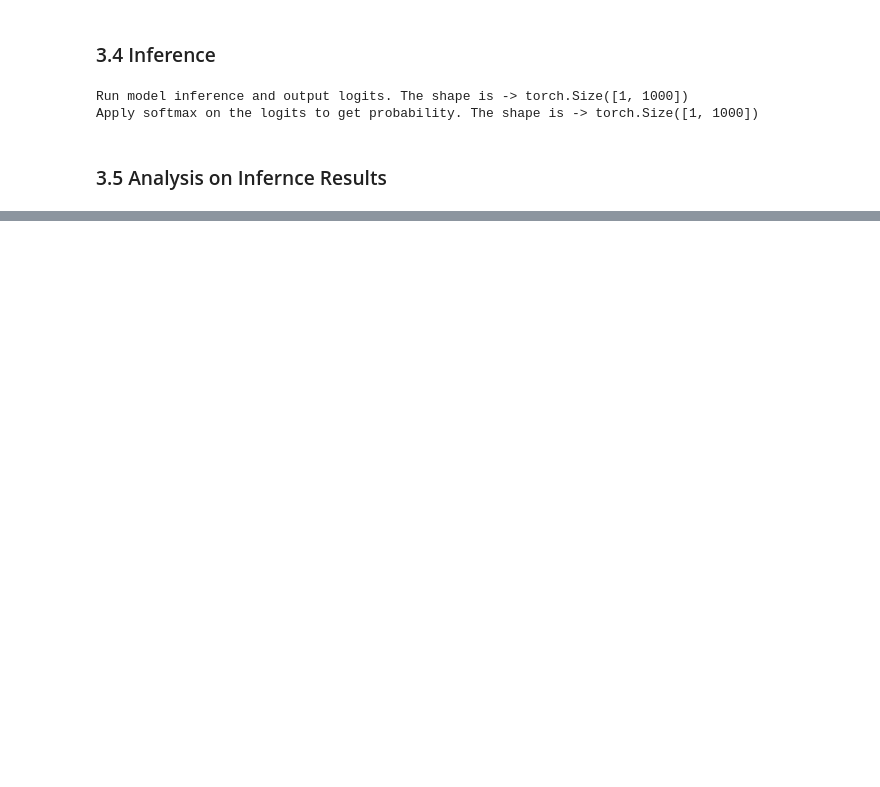
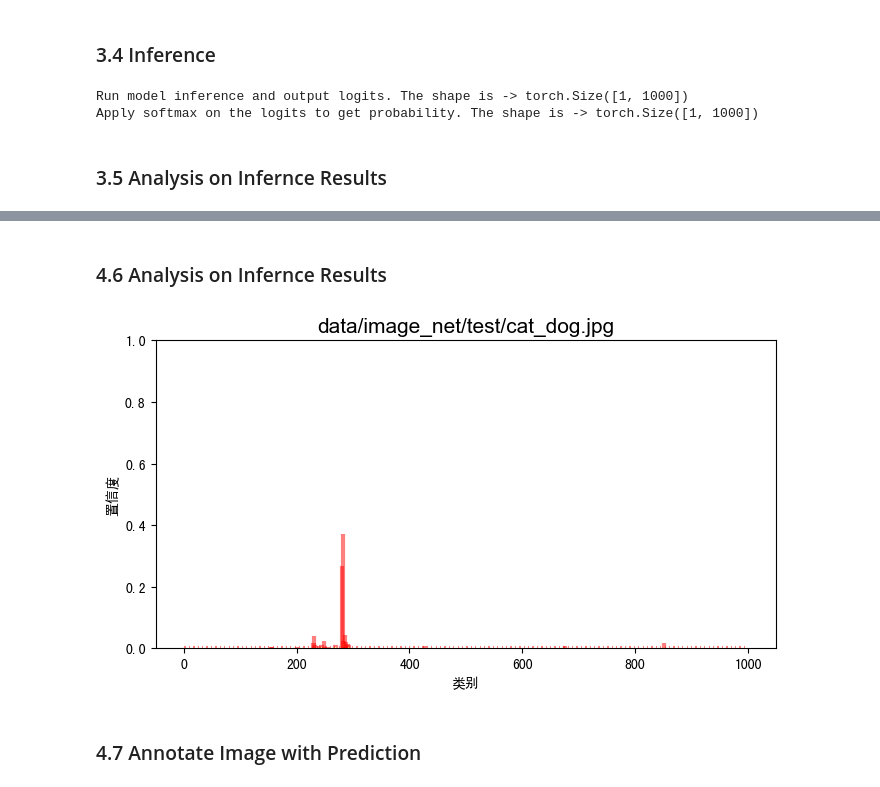
Before and after one commit to joyenjoye/datawhale_team_learning, a Jupyter notebook: projects/202301_image_classification/notebooks/02_inference_with_pretrained_models.ipynb, the cells around one changed output, grey strips where cells are left out. Saved outputs shown, nothing was run; the diff lists cells and outputs as text; code cells hidden in the pictures; blank space fills up the shorter version.

```diff
--- a/projects/202301_image_classification/notebooks/02_inference_with_pretrained_models.ipynb
+++ b/projects/202301_image_classification/notebooks/02_inference_with_pretrained_models.ipynb
@@ -269,0 +364,9 @@ display(pred_df) # 展示预测结果表格
+# %% [markdown]
+### 4.6 Analysis on Infernce Results
+# %%
+y = pred_softmax.cpu().detach().numpy()[0]
+plot_class_probability(y,language = 'zh')
+# %% [output]
+[figure, added]
+# %% [markdown]
+### 4.7 Annotate Image with Prediction
```
Also changed, not shown: parts of 27 cells of this notebook, 11 other files.
